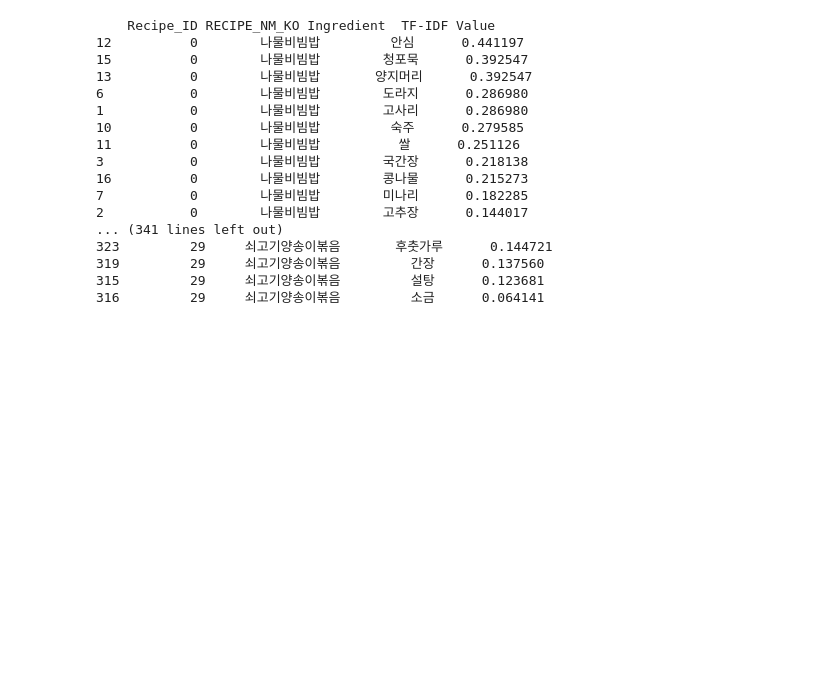
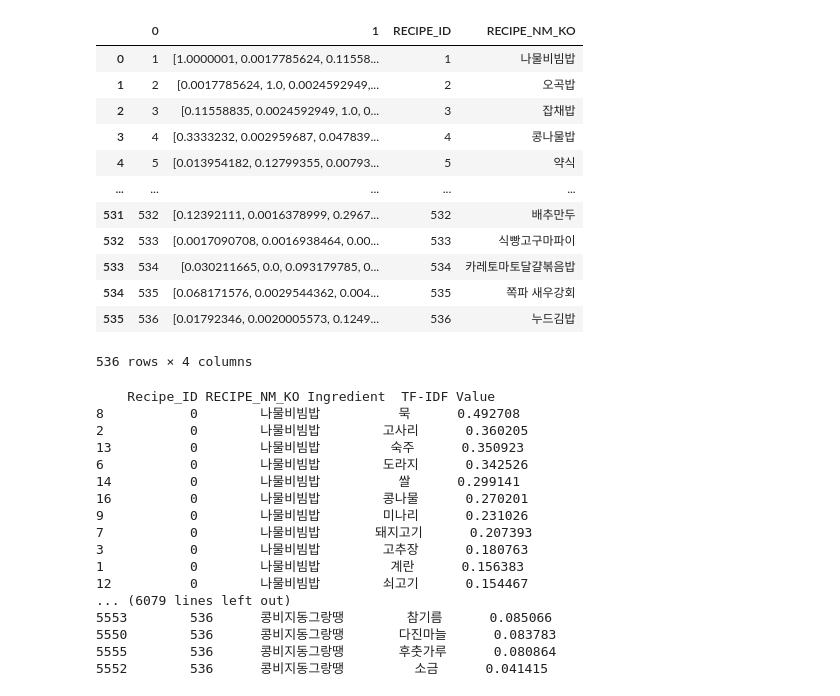
Before and after one commit to JHTMN/Recipify, a Jupyter notebook: Recipify/tf-idf.ipynb, the cells around one changed output. Cells and saved outputs as stored; diff of their text form; code cells hidden in the pictures; blank space fills up the shorter version.

```diff
--- a/Recipify/tf-idf.ipynb
+++ b/Recipify/tf-idf.ipynb
@@ -7,5 +11,5 @@ from sklearn.feature_extraction.text import TfidfVectorizer
 # %%
-df_ingre = pd.read_csv('recipe_dataset/recipe_ingredient.csv', encoding="cp949")
+df_ingre = pd.read_csv('recipe_dataset/recipe_ingre.csv')
 df_basic = pd.read_csv('recipe_dataset/recipe_basic.csv', encoding="cp949")
 
 df_tmp=df_ingre[['RECIPE_ID','IRDNT_NM']]
@@ -25,5 +29,3 @@ ingre_dict = {}
 
 for i in range(1, 538, 1):
     ingre_dict[str(i)] = df_tmp_arr[i-1]
-
-ingre_dict
@@ -116,22 +82,0 @@ model.init_sims(replace=True)
-# %%
-flatten_list = []
-for sublist in ingr_list:
-    for item in sublist:
-        if item not in flatten_list:
-            flatten_list.append(item)
-# %%
-most_sim_list = []
-corpus_sim_dict = {}
-input_list = []
-for i in flatten_list:
-    try:
-        if len(i) > 0:
-            #print i
-            corpus_sim_dict.update({i:model.wv.most_similar(i)})
-    except KeyError:
-        pass
-# %%
-sim_df = pd.DataFrame([])
-for key,value in corpus_sim_dict.items():
-    for i in value:
-        sim_df = sim_df.append(pd.DataFrame({'Ingredient': key, 'Similar Ingredient':i[0], 'Word2Vec Value': i[1] }, index=[0]), ignore_index=True)
@@ -266,6 +156,22 @@ recipe_name_df = df_basic[['RECIPE_ID','RECIPE_NM_KO']]
 final_df['RECIPE_ID'] = final_df.index+1
 
 recipe_tf_idf_df = final_df.merge(recipe_name_df,how='left', left_on='RECIPE_ID', right_on='RECIPE_ID')
+# %%
+recipe_tf_idf_df
+# %% [output]
+|  | 0 | 1 | RECIPE_ID | RECIPE_NM_KO |
+| 0 | 1 | [1.0000001, 0.0017785624, 0.11558... | 1 | 나물비빔밥 |
+| 1 | 2 | [0.0017785624, 1.0, 0.0024592949,... | 2 | 오곡밥 |
+| 2 | 3 | [0.11558835, 0.0024592949, 1.0, 0... | 3 | 잡채밥 |
+| 3 | 4 | [0.3333232, 0.002959687, 0.047839... | 4 | 콩나물밥 |
+| 4 | 5 | [0.013954182, 0.12799355, 0.00793... | 5 | 약식 |
+| ... | ... | ... | ... | ... |
+| 531 | 532 | [0.12392111, 0.0016378999, 0.2967... | 532 | 배추만두 |
+| 532 | 533 | [0.0017090708, 0.0016938464, 0.00... | 533 | 식빵고구마파이 |
+| 533 | 534 | [0.030211665, 0.0, 0.093179785, 0... | 534 | 카레토마토달걀볶음밥 |
+| 534 | 535 | [0.068171576, 0.0029544362, 0.004... | 535 | 쪽파 새우강회 |
+| 535 | 536 | [0.01792346, 0.0020005573, 0.1249... | 536 | 누드김밥 |
+536 rows × 4 columns
 # %%
 #Create a list from tfidf results
 #This will be used to identify ingredient importance within every recipe
@@ -295,25 +201,23 @@ recipe_tf_idf_df = corpus_df.merge(df_basic,how='left', left_on='Recipe_ID', rig
 recipe_tf_idf_df = recipe_tf_idf_df[['Recipe_ID','RECIPE_NM_KO','Ingredient','TF-IDF Value']]
 # %%
 for i, j in enumerate(recipe_tf_idf_df["RECIPE_NM_KO"].drop_duplicates()):
-    if i == 30:
-        break
     test = recipe_tf_idf_df[recipe_tf_idf_df["RECIPE_NM_KO"] == j]
     print(test.sort_values(by=['TF-IDF Value'], axis=0, ascending=False))
 # %% [output]
     Recipe_ID RECIPE_NM_KO Ingredient  TF-IDF Value
-12          0        나물비빔밥         안심      0.441197
-15          0        나물비빔밥        청포묵      0.392547
-13          0        나물비빔밥       양지머리      0.392547
-6           0        나물비빔밥        도라지      0.286980
-1           0        나물비빔밥        고사리      0.286980
-10          0        나물비빔밥         숙주      0.279585
-11          0        나물비빔밥          쌀      0.251126
-3           0        나물비빔밥        국간장      0.218138
-16          0        나물비빔밥        콩나물      0.215273
-7           0        나물비빔밥        미나리      0.182285
-2           0        나물비빔밥        고추장      0.144017
-... (341 lines left out)
-323         29     쇠고기양송이볶음       후춧가루      0.144721
-319         29     쇠고기양송이볶음         간장      0.137560
-315         29     쇠고기양송이볶음         설탕      0.123681
-316         29     쇠고기양송이볶음         소금      0.064141
+8           0        나물비빔밥          묵      0.492708
+2           0        나물비빔밥        고사리      0.360205
+13          0        나물비빔밥         숙주      0.350923
+6           0        나물비빔밥        도라지      0.342526
+14          0        나물비빔밥          쌀      0.299141
+16          0        나물비빔밥        콩나물      0.270201
+9           0        나물비빔밥        미나리      0.231026
+7           0        나물비빔밥       돼지고기      0.207393
+3           0        나물비빔밥        고추장      0.180763
+1           0        나물비빔밥         계란      0.156383
+12          0        나물비빔밥        쇠고기      0.154467
+... (6079 lines left out)
+5553        536      콩비지동그랑땡        참기름      0.085066
+5550        536      콩비지동그랑땡       다진마늘      0.083783
+5555        536      콩비지동그랑땡       후춧가루      0.080864
+5552        536      콩비지동그랑땡         소금      0.041415
```
Also changed, not shown: parts of 25 cells of this notebook.
